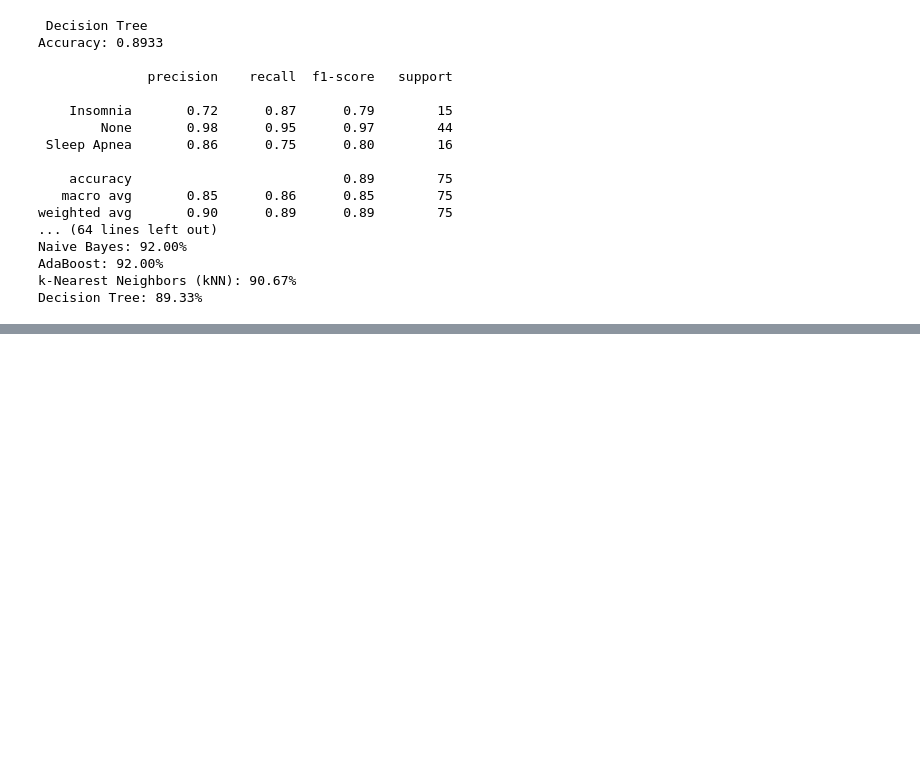
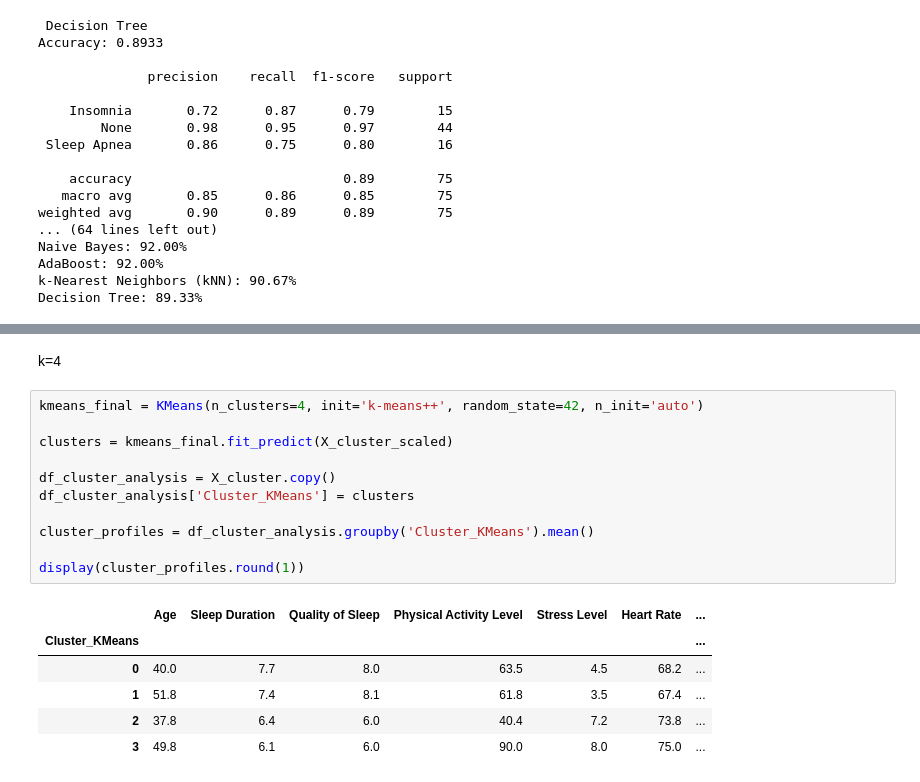
Before and after one commit to konstantinaklei/dataminigproject, a Jupyter notebook: main.ipynb, the cells around one changed output, grey strips where cells are left out. Saved outputs shown, nothing was run; the diff lists cells and outputs as text; blank space fills up the shorter version.

```diff
--- a/main.ipynb
+++ b/main.ipynb
@@ -236,0 +265,20 @@ Decision Tree: 89.33%
+# %% [markdown]
+k=4
+# %%
+kmeans_final = KMeans(n_clusters=4, init='k-means++', random_state=42, n_init='auto')
+
+clusters = kmeans_final.fit_predict(X_cluster_scaled)
+
+df_cluster_analysis = X_cluster.copy()
+df_cluster_analysis['Cluster_KMeans'] = clusters
+
+cluster_profiles = df_cluster_analysis.groupby('Cluster_KMeans').mean()
+
+display(cluster_profiles.round(1))
+# %% [output]
+|  | Age | Sleep Duration | Quality of Sleep | Physical Activity Level | Stress Level | Heart Rate | ... |
+| Cluster_KMeans |  |  |  |  |  |  | ... |
+| 0 | 40.0 | 7.7 | 8.0 | 63.5 | 4.5 | 68.2 | ... |
+| 1 | 51.8 | 7.4 | 8.1 | 61.8 | 3.5 | 67.4 | ... |
+| 2 | 37.8 | 6.4 | 6.0 | 40.4 | 7.2 | 73.8 | ... |
+| 3 | 49.8 | 6.1 | 6.0 | 90.0 | 8.0 | 75.0 | ... |
```
Also changed, not shown: parts of 9 cells of this notebook.
